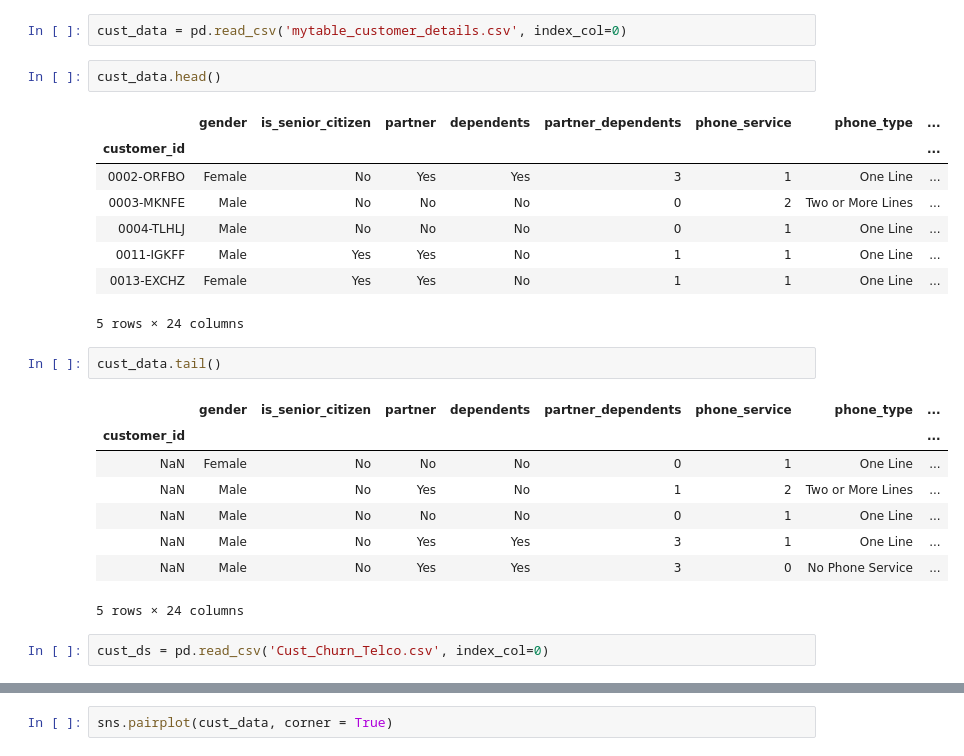
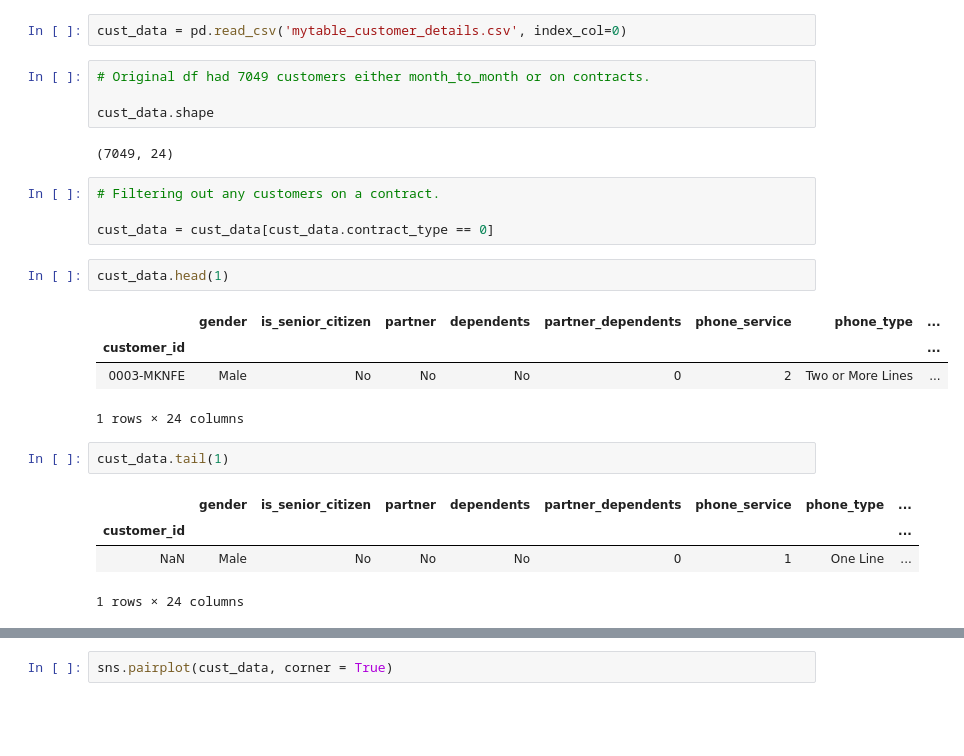
Before and after one commit to QuantumKane/telco_exploration, a Jupyter notebook: telco_explore.ipynb, the cells around one changed output, grey strips where cells are left out. Drawn from its saved outputs; the diff is of its cells as text; blank space fills up the shorter version.

```diff
--- a/telco_explore.ipynb
+++ b/telco_explore.ipynb
@@ -5,27 +5,27 @@ import numpy as np
 import matplotlib.pyplot as plt
 # %%
 cust_data = pd.read_csv('mytable_customer_details.csv', index_col=0)
+# %%
+# Original df had 7049 customers either month_to_month or on contracts.
+
+cust_data.shape
+# %% [output]
+(7049, 24)
+# %%
+# Filtering out any customers on a contract.
+
+cust_data = cust_data[cust_data.contract_type == 0]
 # %%
-cust_data.head()
+cust_data.head(1)
 # %% [output]
 |  | gender | is_senior_citizen | partner | dependents | partner_dependents | phone_service | phone_type | ... |
 | customer_id |  |  |  |  |  |  |  | ... |
-| 0002-ORFBO | Female | No | Yes | Yes | 3 | 1 | One Line | ... |
 | 0003-MKNFE | Male | No | No | No | 0 | 2 | Two or More Lines | ... |
-| 0004-TLHLJ | Male | No | No | No | 0 | 1 | One Line | ... |
-| 0011-IGKFF | Male | Yes | Yes | No | 1 | 1 | One Line | ... |
-| 0013-EXCHZ | Female | Yes | Yes | No | 1 | 1 | One Line | ... |
-5 rows × 24 columns
+1 rows × 24 columns
 # %%
-cust_data.tail()
+cust_data.tail(1)
 # %% [output]
 |  | gender | is_senior_citizen | partner | dependents | partner_dependents | phone_service | phone_type | ... |
 | customer_id |  |  |  |  |  |  |  | ... |
-| NaN | Female | No | No | No | 0 | 1 | One Line | ... |
-| NaN | Male | No | Yes | No | 1 | 2 | Two or More Lines | ... |
 | NaN | Male | No | No | No | 0 | 1 | One Line | ... |
-| NaN | Male | No | Yes | Yes | 3 | 1 | One Line | ... |
-| NaN | Male | No | Yes | Yes | 3 | 0 | No Phone Service | ... |
-5 rows × 24 columns
+1 rows × 24 columns
-# %%
-cust_ds = pd.read_csv('Cust_Churn_Telco.csv', index_col=0)
```
Also changed, not shown: parts of 17 cells of this notebook.
